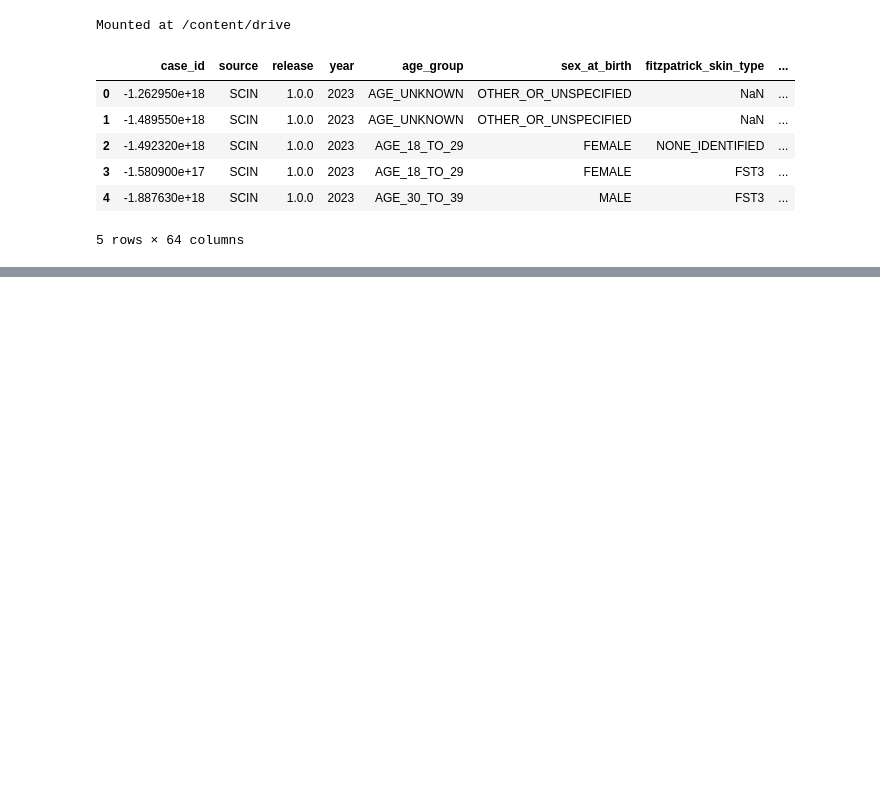
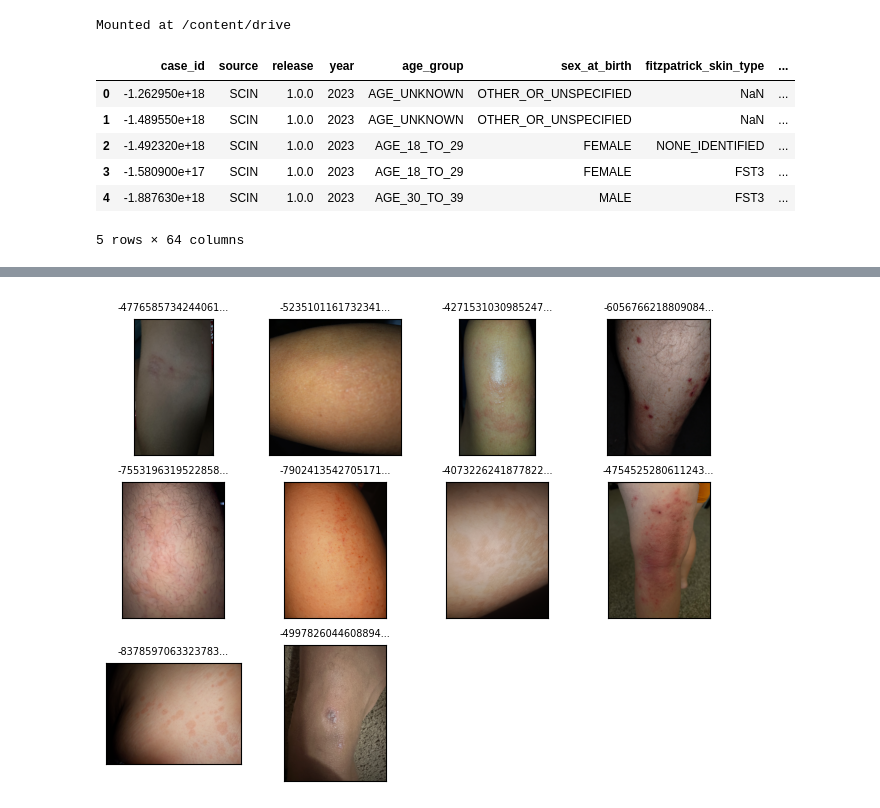
Before and after one commit to nbm016/multimodal_skin_condition_classification_skinterest_tech_2a, a Jupyter notebook: Skinterest_Tech_2A_Coding_1.ipynb, the cells around one changed output, grey strips where cells are left out. Cells and saved outputs as stored; diff of their text form; code cells hidden in the pictures; blank space fills up the shorter version.

```diff
--- a/Skinterest_Tech_2A_Coding_1.ipynb
+++ b/Skinterest_Tech_2A_Coding_1.ipynb
@@ -25,0 +199,4 @@ csv_df.head()
+# %%
+imagelab.visualize(image_files=blurry_image_files[:10])
+# %% [output]
+[figure, added]
```
Also changed, not shown: parts of 15 cells of this notebook.
